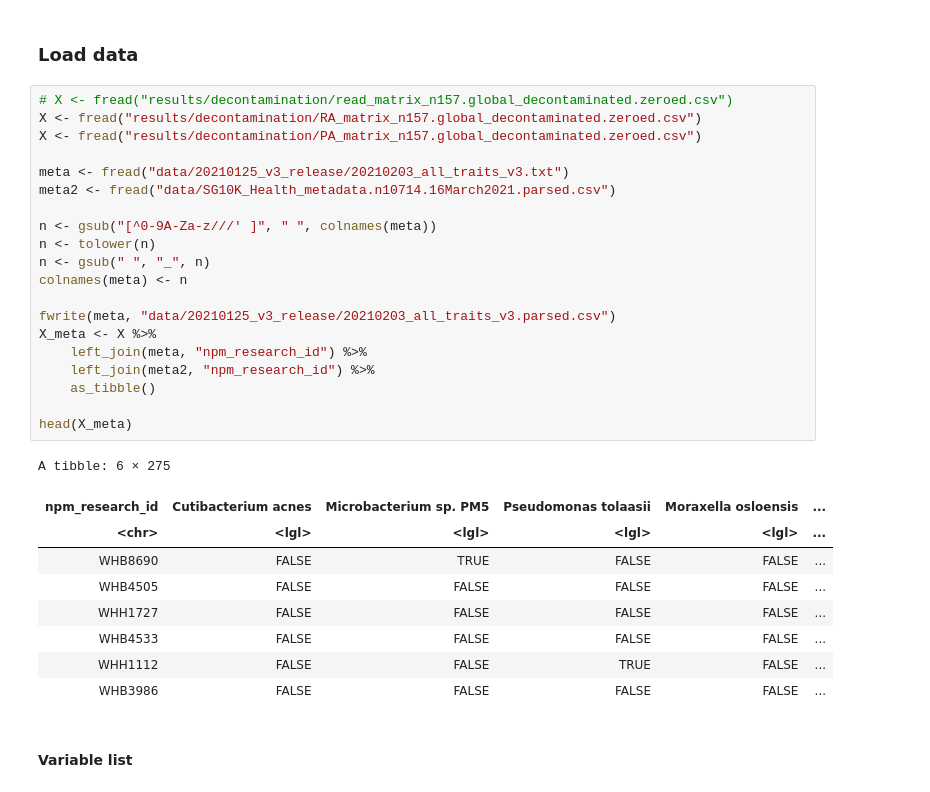
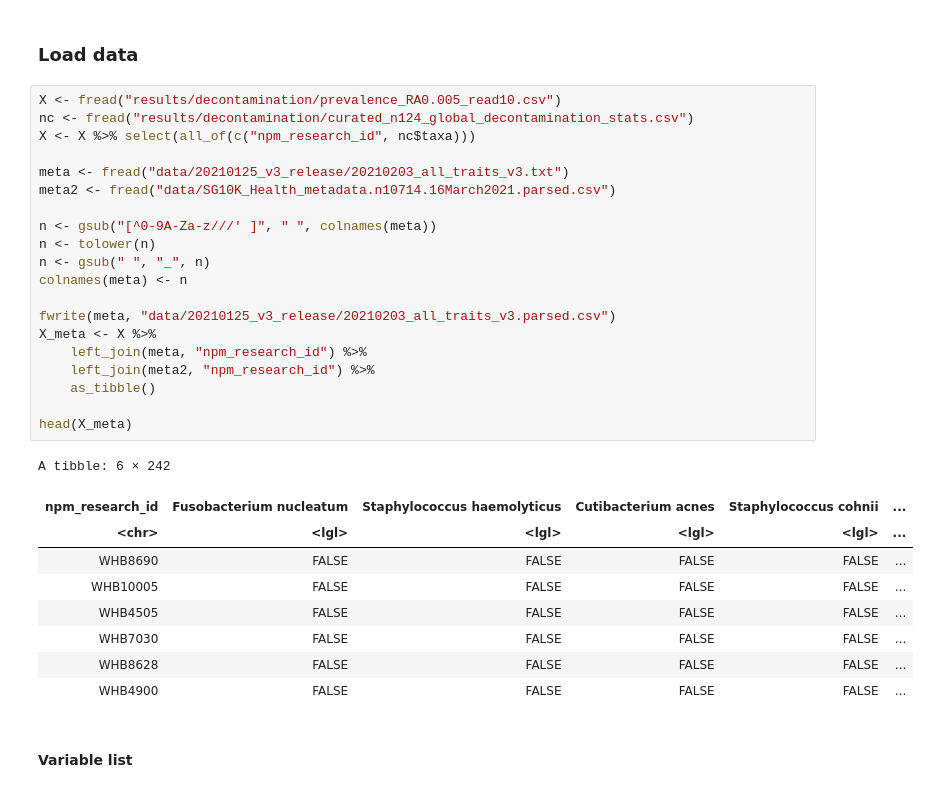
Before and after one commit to cednotsed/blood_microbial_signatures, a Jupyter notebook: analysis/phenotype_associations_GLM_covariates.ipynb, the cells around one changed output. Saved outputs shown, nothing was run; the diff lists cells and outputs as text.

```diff
--- a/analysis/phenotype_associations_GLM_covariates.ipynb
+++ b/analysis/phenotype_associations_GLM_covariates.ipynb
@@ -31,35 +31,35 @@ Loading required package: Maaslin2
 # %% [markdown]
 ### Load  data
 # %%
-# X <- fread("results/decontamination/read_matrix_n157.global_decontaminated.zeroed.csv")
-X <- fread("results/decontamination/RA_matrix_n157.global_decontaminated.zeroed.csv")
-X <- fread("results/decontamination/PA_matrix_n157.global_decontaminated.zeroed.csv")
+X <- fread("results/decontamination/prevalence_RA0.005_read10.csv")
+nc <- fread("results/decontamination/curated_n124_global_decontamination_stats.csv")
+X <- X %>% select(all_of(c("npm_research_id", nc$taxa)))
 
 meta <- fread("data/20210125_v3_release/20210203_all_traits_v3.txt")
 meta2 <- fread("data/SG10K_Health_metadata.n10714.16March2021.parsed.csv")
 
 n <- gsub("[^0-9A-Za-z///' ]", " ", colnames(meta))
 n <- tolower(n)
 n <- gsub(" ", "_", n)
 colnames(meta) <- n
 
 fwrite(meta, "data/20210125_v3_release/20210203_all_traits_v3.parsed.csv")
 X_meta <- X %>%
     left_join(meta, "npm_research_id") %>%
     left_join(meta2, "npm_research_id") %>%
     as_tibble()
 
 head(X_meta)
 # %% [output]
-A tibble: 6 × 275
+A tibble: 6 × 242
-| npm_research_id | Cutibacterium acnes | Microbacterium sp. PM5 | Pseudomonas tolaasii | Moraxella osloensis | ... |
+| npm_research_id | Fusobacterium nucleatum | Staphylococcus haemolyticus | Cutibacterium acnes | Staphylococcus cohnii | ... |
 | <chr> | <lgl> | <lgl> | <lgl> | <lgl> | ... |
-| WHB8690 | FALSE | TRUE | FALSE | FALSE | ... |
+| WHB8690 | FALSE | FALSE | FALSE | FALSE | ... |
+| WHB10005 | FALSE | FALSE | FALSE | FALSE | ... |
 | WHB4505 | FALSE | FALSE | FALSE | FALSE | ... |
-| WHH1727 | FALSE | FALSE | FALSE | FALSE | ... |
-| WHB4533 | FALSE | FALSE | FALSE | FALSE | ... |
-| WHH1112 | FALSE | FALSE | TRUE | FALSE | ... |
-| WHB3986 | FALSE | FALSE | FALSE | FALSE | ... |
+| WHB7030 | FALSE | FALSE | FALSE | FALSE | ... |
+| WHB8628 | FALSE | FALSE | FALSE | FALSE | ... |
+| WHB4900 | FALSE | FALSE | FALSE | FALSE | ... |
 # %% [markdown]
 #### Variable list
 # %%
```
Also changed, not shown: parts of 8 cells of this notebook, 21 other files.
